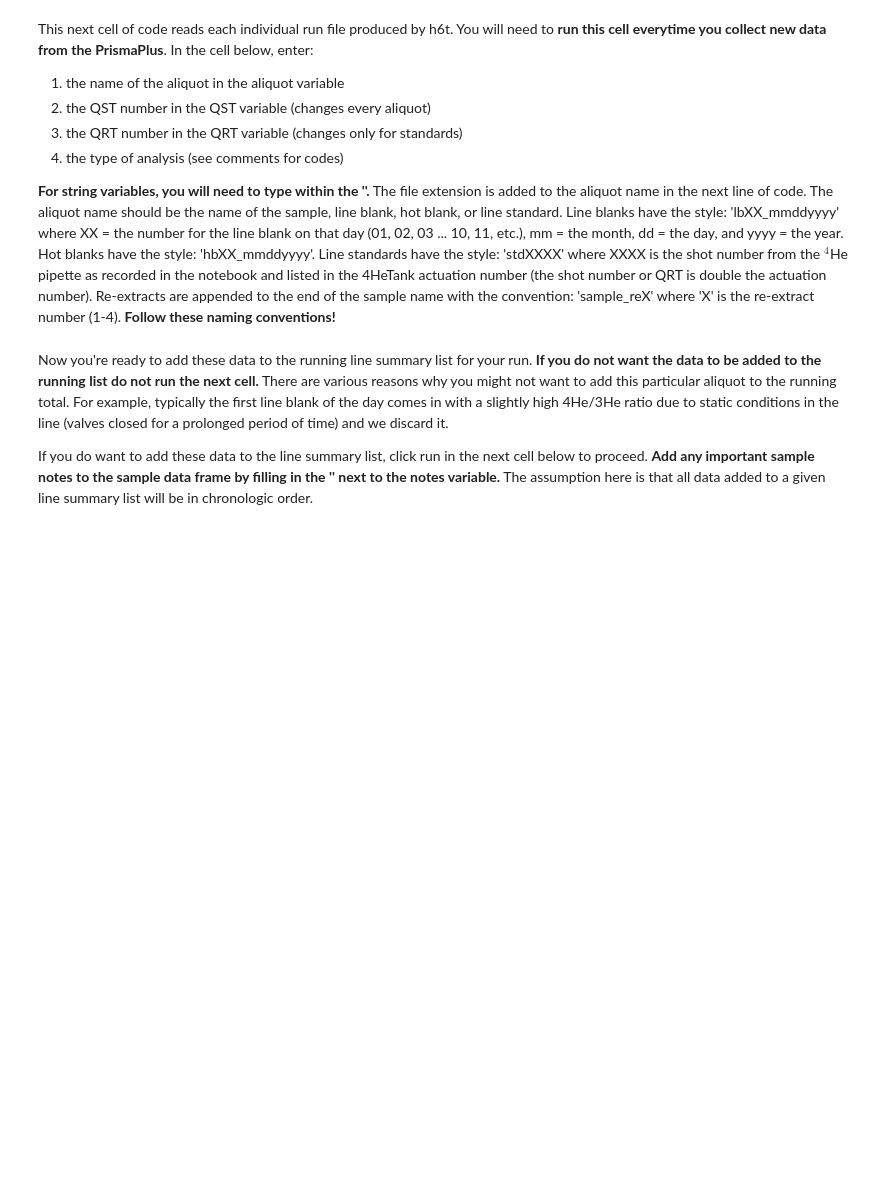
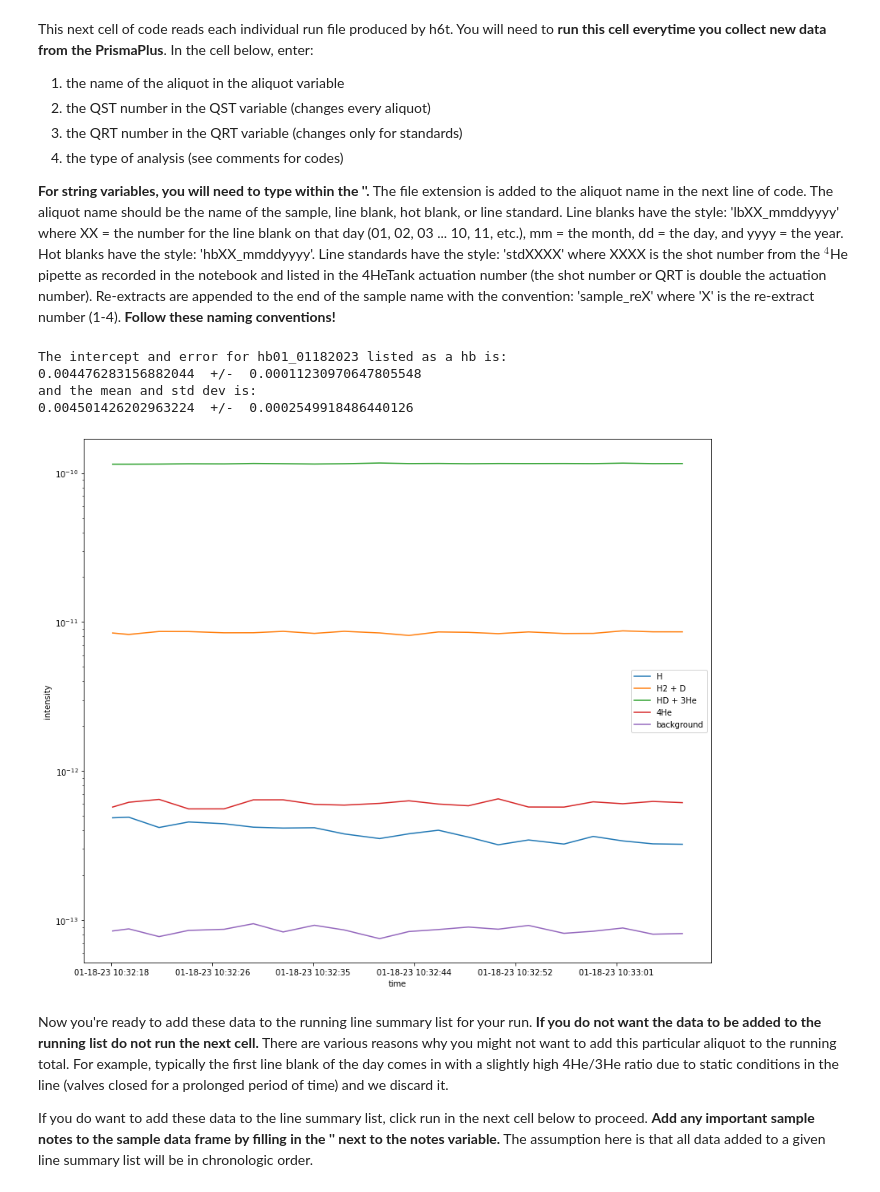
Before and after one commit to wrguenthner/HAL_data, a Jupyter notebook: He_line_calc.ipynb, the cells around one changed output. Saved outputs shown, nothing was run; the diff lists cells and outputs as text; code cells hidden in the pictures; blank space fills up the shorter version.

```diff
--- a/He_line_calc.ipynb
+++ b/He_line_calc.ipynb
@@ -55,10 +55,10 @@ __For string variables, you will need to type within the ''.__ The file extensio
 #for the aliquot type use:
 #'lb' for line blank, 'hb' for hot blank, 'std' for standard, 'zirc' for zircon, 'ap' for apatite
 
-aliquot = ''
-aliquot_type = ''
-QST =
-QRT =
+aliquot = 'hb01_01182023'
+aliquot_type = 'hb'
+QST = 6836
+QRT = 0
 
 #finding the file
 file_name_list = os.listdir('.')
@@ -137,33 +137,39 @@ if aliquot[-4:-1] == '_re':
 
         #find the nearest (in time) hot blank
         if aliquot_frame.aliquot_type[i] == 'hb' and abs(aliquot_frame.time_of_collection[i] - aliquot_time) < hb_time_diff:
             closest_hb = aliquot_frame.intercept[i]
             hb_time_diff = abs(aliquot_frame.time_of_collection[i] - aliquot_time)
 
     reextract_percent = 100 * (intercept - closest_hb)/(aliquot_total - aliquot_extractions * closest_hb)
 
     print('The percent of this re-extract from the total gas release so far is: ', reextract_percent)
 
 #show graph of masses through time
 seconds_list = []
 for i in range(len(Prisma_data_array[:,1])):
     time_since_epoch = datetime.fromtimestamp(Prisma_data_array[i,1])
     seconds_list.append(mdate.date2num(time_since_epoch))
 date_fmt = '%m-%d-%y %H:%M:%S'
 date_formatter = mdate.DateFormatter(date_fmt)
 
 plt.figure(figsize = (14,12))
 plt.ylabel('intensity')
 plt.yscale('log')
 plt.xlabel('time')
 plt.plot(seconds_list, Prisma_data_array[:,2], label = 'H')
 plt.plot(seconds_list, Prisma_data_array[:,3], label = 'H2 + D')
 plt.plot(seconds_list, Prisma_data_array[:,4], label = 'HD + 3He')
 plt.plot(seconds_list, Prisma_data_array[:,5], label = '4He')
 plt.plot(seconds_list, Prisma_data_array[:,6], label = 'background')
 plt.gca().xaxis.set_major_formatter(date_formatter)
 plt.legend()
 plt.show()
+# %% [output]
+The intercept and error for hb01_01182023 listed as a hb is:
+0.004476283156882044  +/-  0.00011230970647805548
+and the mean and std dev is:
+0.004501426202963224  +/-  0.0002549918486440126
+[figure, added]
 # %% [markdown]
 Now you're ready to add these data to the running line summary list for your run. __If you do not want the data to be added to the running list do not run the next cell.__ There are various reasons why you might not want to add this particular aliquot to the running total. For example, typically the first line blank of the day comes in with a slightly high 4He/3He ratio due to static conditions in the line (valves closed for a prolonged period of time) and we discard it.
 
```
Also changed, not shown: parts of 2 cells of this notebook, 3 other files.
